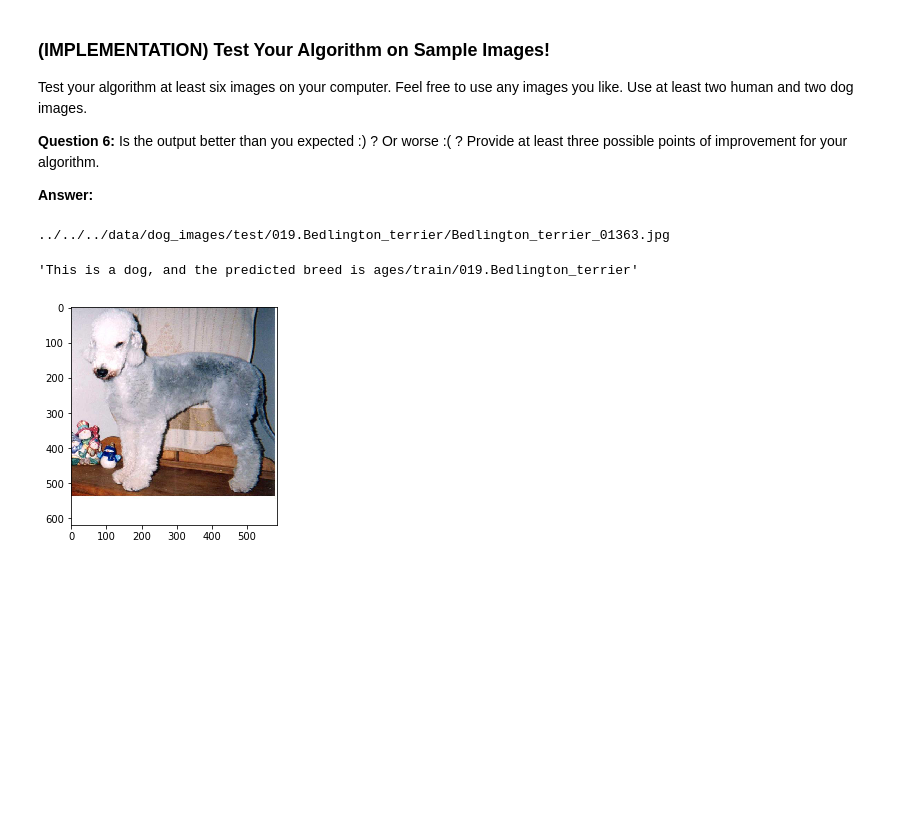
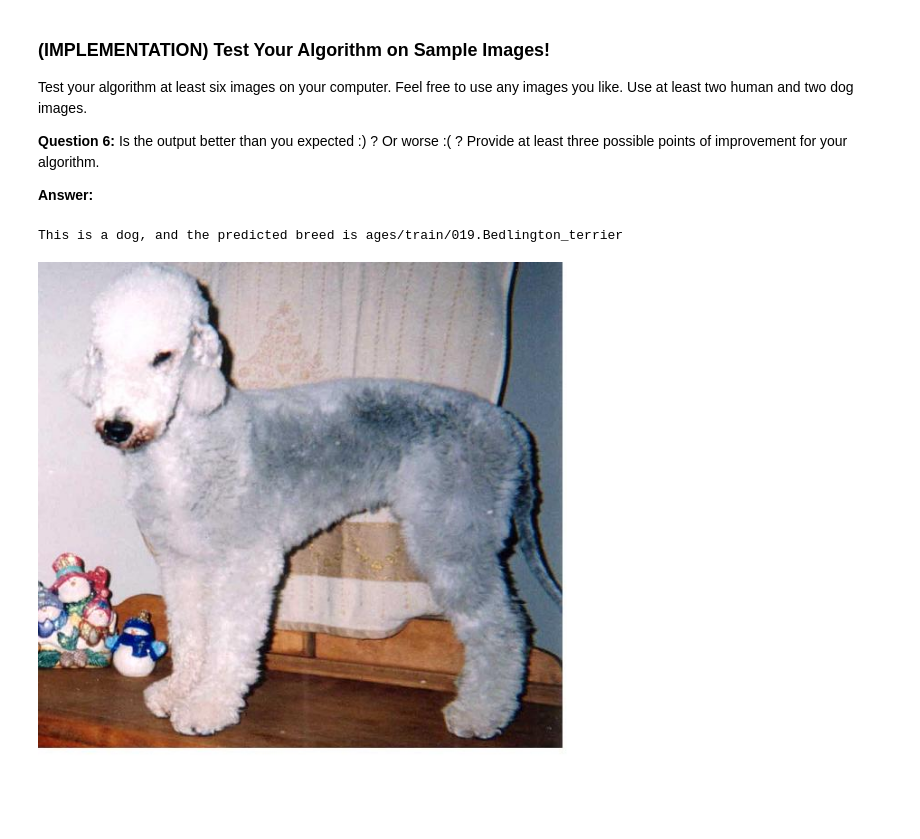
Before and after one commit to wendy223/Dog_Identification_CNN, a Jupyter notebook: dog_app.ipynb, the cells around one changed output. Drawn from its saved outputs; the diff is of its cells as text; code cells hidden in the pictures; blank space fills up the shorter version.

```diff
--- a/dog_app.ipynb
+++ b/dog_app.ipynb
@@ -629,11 +624,11 @@ Train your model in the code cell below.  Use model checkpointing to save the mo
 You are welcome to [augment the training data](https://blog.keras.io/building-powerful-image-classification-models-using-very-little-data.html), but this is not a requirement.
 # %%
 ### TODO: Train the model.
-checkpointer = ModelCheckpoint(filepath='saved_models/weights.best.Resnet50.hdf5',
+checkpointer = ModelCheckpoint(filepath='saved_models/weights.best.Inception.hdf5',
                                verbose=1, save_best_only=True)
 
-Resnet50_model.fit(train_Resnet50, train_targets,
-          validation_data=(valid_Resnet50, valid_targets),
+Inception_model.fit(train_Inception, train_targets,
+          validation_data=(valid_Inception, valid_targets),
           epochs=20, batch_size=20, callbacks=[checkpointer], verbose=1)
 # %% [output]
 Train on 6680 samples, validate on 835 samples
@@ -658,7 +653,7 @@ Epoch 20/20
 ### (IMPLEMENTATION) Load the Model with the Best Validation Loss
 # %%
 ### TODO: Load the model weights with the best validation loss.
-Resnet50_model.load_weights('saved_models/weights.best.Resnet50.hdf5')
+Inception_model.load_weights('saved_models/weights.best.Inception.hdf5')
 # %% [markdown]
 ### (IMPLEMENTATION) Test the Model
 
@@ -693,11 +688,11 @@ where `{network}`, in the above filename, should be one of `VGG19`, `Resnet50`,
 ### and returns the dog breed that is predicted by the model.
 from extract_bottleneck_features import *
 
-def Resnet50_predict_breed(img_path):
+def Inception_predict_breed(img_path):
     # extract bottleneck features
-    bottleneck_feature = extract_Resnet50(path_to_tensor(img_path))
+    bottleneck_feature = extract_InceptionV3(path_to_tensor(img_path))
     # obtain predicted vector
-    predicted_vector = Resnet50_model.predict(bottleneck_feature)
+    predicted_vector = Inception_model.predict(bottleneck_feature)
     # return dog breed that is predicted by the model
     return dog_names[np.argmax(predicted_vector)]
 # %% [markdown]
@@ -727,7 +722,7 @@ def dog_predict(img_path):
         out = out + "This is a dog, and the predicted breed is "
     elif face_detector(img_path):
         out = out + "This is human, and he/she looks like a "
-    predicted_breed = Resnet50_predict_breed(img_path)
+    predicted_breed = Inception_predict_breed(img_path)
     out = out + str(predicted_breed)
     return out
 # %% [markdown]
@@ -752,15 +742,16 @@ def display_img(img_path):
 # %%
 ## TODO: Execute your algorithm from Step 6 on
 ## at least 6 images on your computer.
 ## Feel free to use as many code cells as needed.
+from IPython.display import Image,display
+
 
 img_path = test_files[3]
-print(img_path)
-display_img(img_path)
-dog_predict(img_path)
+out = dog_predict(img_path)
+print(out)
+display(Image(filename=img_path))
 # %% [output]
-../../../data/dog_images/test/019.Bedlington_terrier/Bedlington_terrier_01363.jpg
+This is a dog, and the predicted breed is ages/train/019.Bedlington_terrier
-'This is a dog, and the predicted breed is ages/train/019.Bedlington_terrier'
-[figure, old version]
+[figure, new version]
 # %%
 img_path = test_files[4]
```
Also changed, not shown: parts of 19 cells of this notebook.
